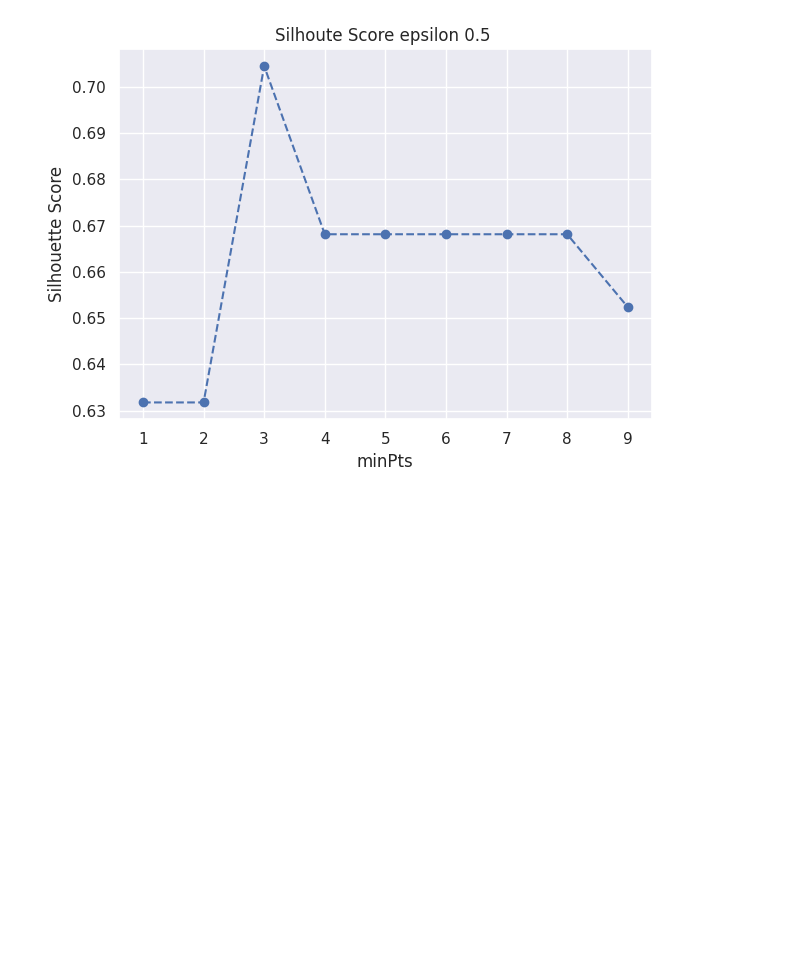
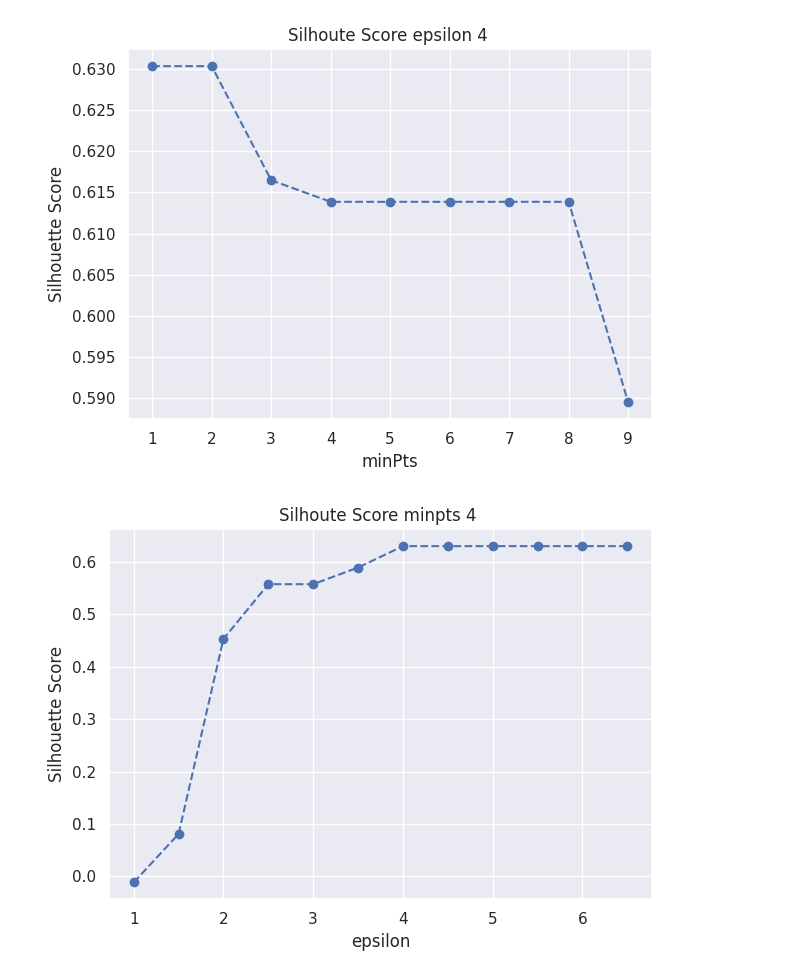
Before and after one commit to khalifardy/klasterisasi_negara, a Jupyter notebook: model/DBscan.ipynb, the cells around one changed output. Cells and saved outputs as stored; diff of their text form; code cells hidden in the pictures; blank space fills up the shorter version.

```diff
--- a/model/DBscan.ipynb
+++ b/model/DBscan.ipynb
@@ -114,4 +128,4 @@ visual_data("DBscan",x,d3.label_,2)
 # %%
-visual_silhoutte_dbms(DBscan,f"Silhoute Score epsilon {0.5} ","minPts",1,10,1,x,epsilon=0.5)
+visual_silhoutte_dbms(DBscan,f"Silhoute Score epsilon {4} ","minPts",1,10,1,x,epsilon=4)
 # %% [output]
-[figure, old version]
+[figure, new version]
@@ -119,0 +132,4 @@ d4 = DBscan(0.5,3)
+# %%
+visual_silhoutte_dbms(DBscan,f"Silhoute Score minpts {4} ","epsilon",1,7,0.5,x,minpts=2)
+# %% [output]
+[figure, added]
```
Also changed, not shown: parts of 23 cells of this notebook, 19 other files.
